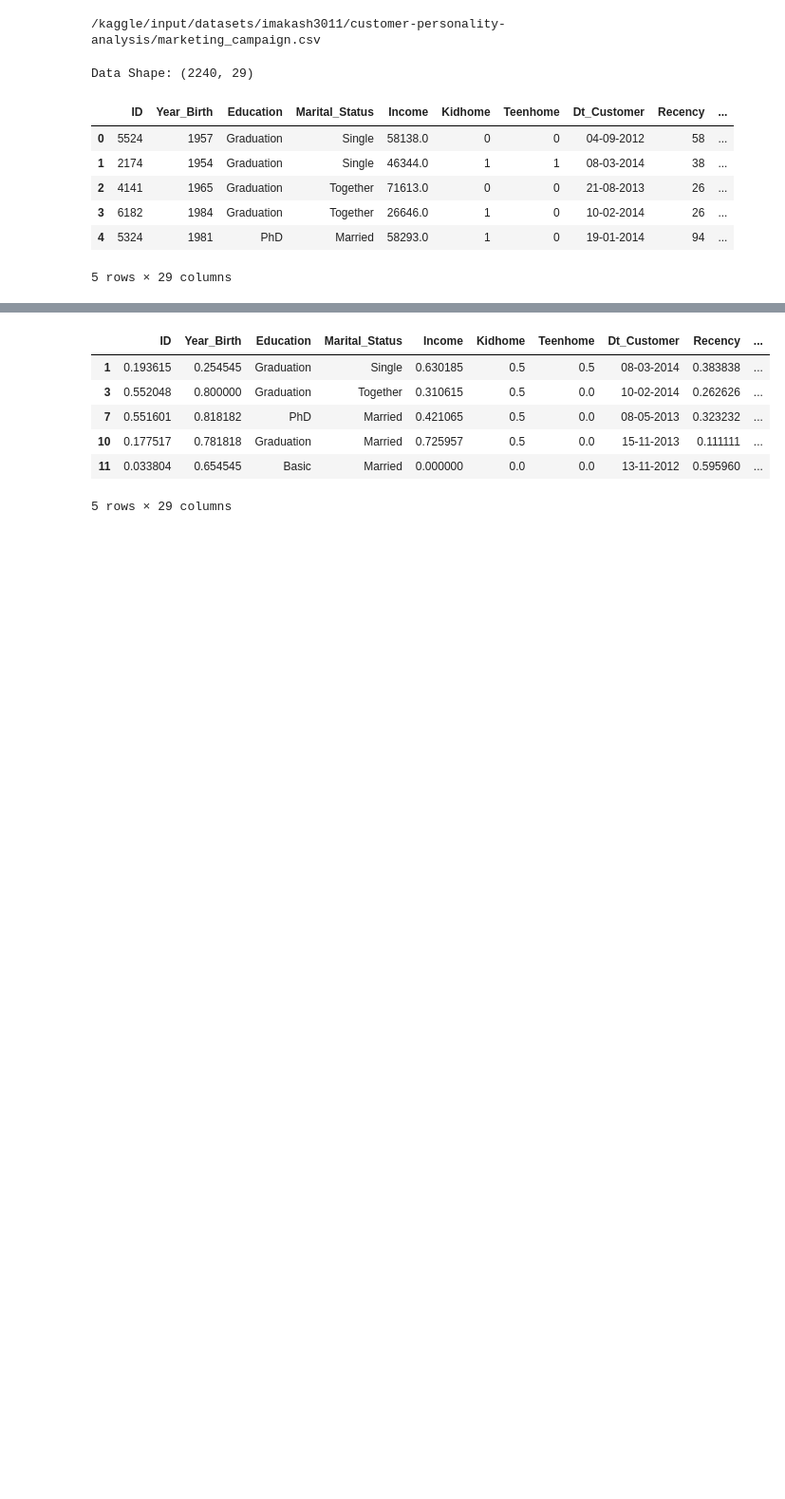
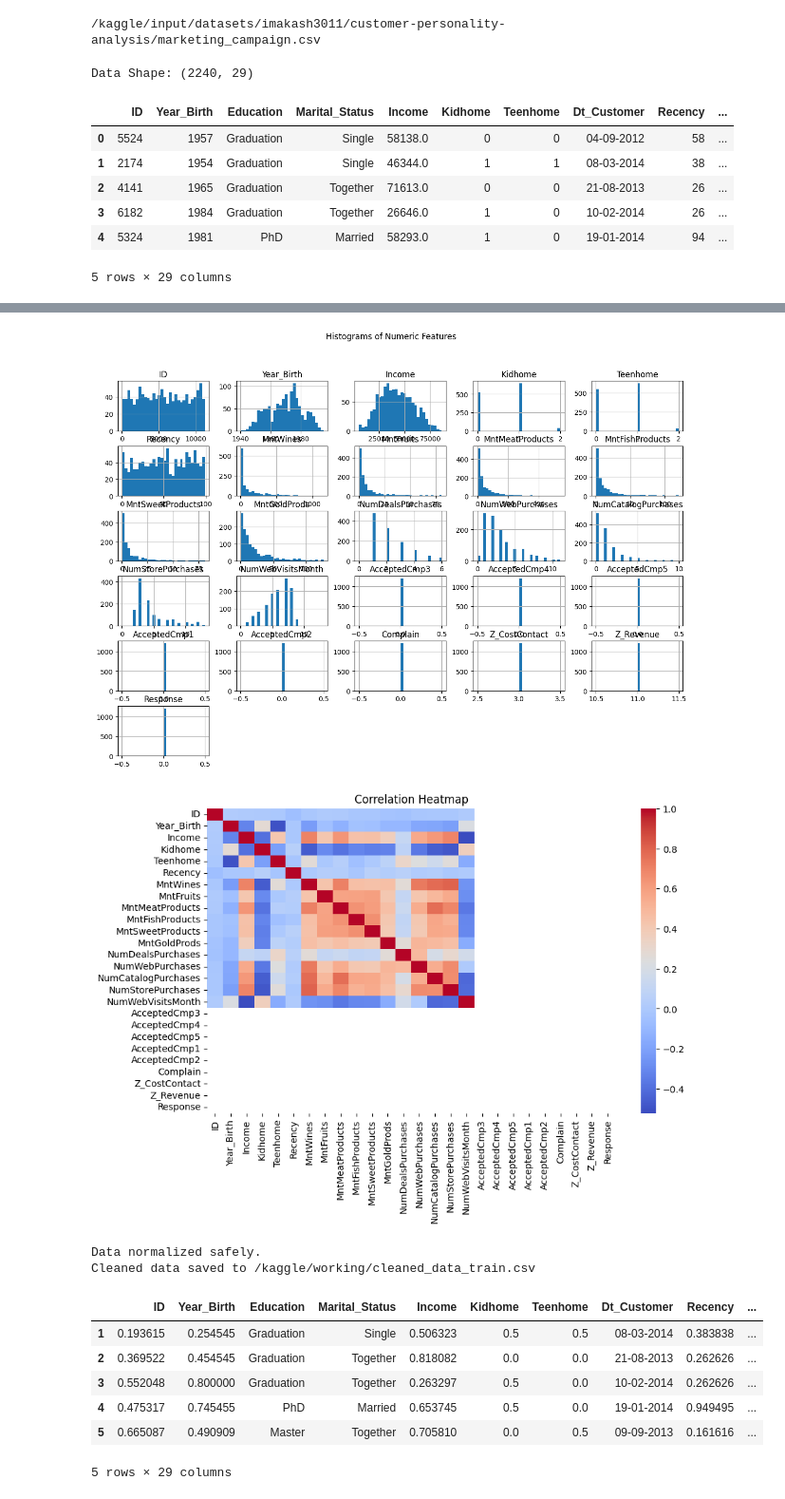
Before and after one commit to alirezaderavi/Customer-Personality-Analysis, a Jupyter notebook: customer-personality-analysis.ipynb, the cells around one changed output, grey strips where cells are left out. Shown at 95% size. Drawn from its saved outputs; the diff is of its cells as text; code cells hidden in the pictures; blank space fills up the shorter version.

Commit message:
Kaggle Notebook | Customer Personality Analysis | Version 4

```diff
--- a/customer-personality-analysis.ipynb
+++ b/customer-personality-analysis.ipynb
@@ -57,18 +57,19 @@ def data_overview(df):
     print("\n--- Missing Values ---")
     print(missing)
 
-    # Filter columns with missing values
-    missing = missing[missing > 0].sort_values(ascending=False)
+    if(missing.sum() > 0):
+        # Filter columns with missing values
+        missing = missing[missing > 0].sort_values(ascending=False)
 
-    # Plot bar chart
-    plt.figure(figsize=(12,6))
-    missing.plot(kind='bar')
+        # Plot bar chart
+        plt.figure(figsize=(12,6))
+        missing.plot(kind='bar')
 
-    plt.title('Missing Values per Column')
-    plt.xlabel('Features')
-    plt.ylabel('Number of Missing Values')
+        plt.title('Missing Values per Column')
+        plt.xlabel('Features')
+        plt.ylabel('Number of Missing Values')
 
-    plt.show()
+        plt.show()
 
     print("\n--- Duplicate Rows ---")
     print(df.duplicated().sum().sum())
@@ -147,6 +148,8 @@ def fix_data_types(df):
 def remove_outliers(df):
     num_cols = df.select_dtypes(include=np.number).columns
 
+    mask = pd.Series(True, index=df.index)
+
     for col in num_cols:
         Q1 = df[col].quantile(0.25)
         Q3 = df[col].quantile(0.75)
@@ -155,11 +158,33 @@ def remove_outliers(df):
         lower_bound = Q1 - 1.5 * IQR
         upper_bound = Q3 + 1.5 * IQR
 
-        df = df[(df[col] >= lower_bound) & (df[col] <= upper_bound)]
+        mask &= df[col].between(lower_bound, upper_bound)
 
-    print("Outliers removed.")
-    return df
+    df_cleaned = df[mask]
 
+    print(f"Outliers removed. Remaining rows: {len(df_cleaned)}")
+    return df_cleaned
+
+
+def visualize_outliers(df):
+    num_cols = df.select_dtypes(include=np.number).columns
+
+    # 1. Boxplot
+    plt.figure(figsize=(15, 8))
+    df[num_cols].boxplot(rot=90)
+    plt.title("Boxplot of Numeric Features (Outlier Detection)")
+    plt.show()
+
+    # 2. Histogram
+    df[num_cols].hist(figsize=(15, 10), bins=30)
+    plt.suptitle("Histograms of Numeric Features")
+    plt.show()
+
+    # 3. Heatmap correlation
+    plt.figure(figsize=(10, 6))
+    sns.heatmap(df[num_cols].corr(), cmap="coolwarm", annot=False)
+    plt.title("Correlation Heatmap")
+    plt.show()
 
 # =========================
 # Normalize Data
@@ -185,7 +210,11 @@ def clean_data_pipeline(df, save_path=None):
     df = handle_missing_values(df)
     df = remove_duplicates(df)
     df = fix_data_types(df)
+    print('Before removing outliers:')
+    visualize_outliers(df)
     df = remove_outliers(df)
+    print('After removing outliers:')
+    visualize_outliers(df)
     df = normalize_data(df)
 
     if save_path:
@@ -229,7 +262,11 @@ Cleaned data saved to /kaggle/working/cleaned_data_train.csv
+[figure, added]
+[figure, added]
+Data normalized safely.
+Cleaned data saved to /kaggle/working/cleaned_data_train.csv
 |  | ID | Year_Birth | Education | Marital_Status | Income | Kidhome | Teenhome | Dt_Customer | Recency | ... |
-| 1 | 0.193615 | 0.254545 | Graduation | Single | 0.630185 | 0.5 | 0.5 | 08-03-2014 | 0.383838 | ... |
-| 3 | 0.552048 | 0.800000 | Graduation | Together | 0.310615 | 0.5 | 0.0 | 10-02-2014 | 0.262626 | ... |
-| 7 | 0.551601 | 0.818182 | PhD | Married | 0.421065 | 0.5 | 0.0 | 08-05-2013 | 0.323232 | ... |
-| 10 | 0.177517 | 0.781818 | Graduation | Married | 0.725957 | 0.5 | 0.0 | 15-11-2013 | 0.111111 | ... |
-| 11 | 0.033804 | 0.654545 | Basic | Married | 0.000000 | 0.0 | 0.0 | 13-11-2012 | 0.595960 | ... |
+| 1 | 0.193615 | 0.254545 | Graduation | Single | 0.506323 | 0.5 | 0.5 | 08-03-2014 | 0.383838 | ... |
+| 2 | 0.369522 | 0.454545 | Graduation | Together | 0.818082 | 0.0 | 0.0 | 21-08-2013 | 0.262626 | ... |
+| 3 | 0.552048 | 0.800000 | Graduation | Together | 0.263297 | 0.5 | 0.0 | 10-02-2014 | 0.262626 | ... |
+| 4 | 0.475317 | 0.745455 | PhD | Married | 0.653745 | 0.5 | 0.0 | 19-01-2014 | 0.949495 | ... |
+| 5 | 0.665087 | 0.490909 | Master | Together | 0.705810 | 0.0 | 0.5 | 09-09-2013 | 0.161616 | ... |
-5 rows × 29 columns
+5 rows × 29 columns
```
Also changed, not shown: parts of 2 cells of this notebook.
